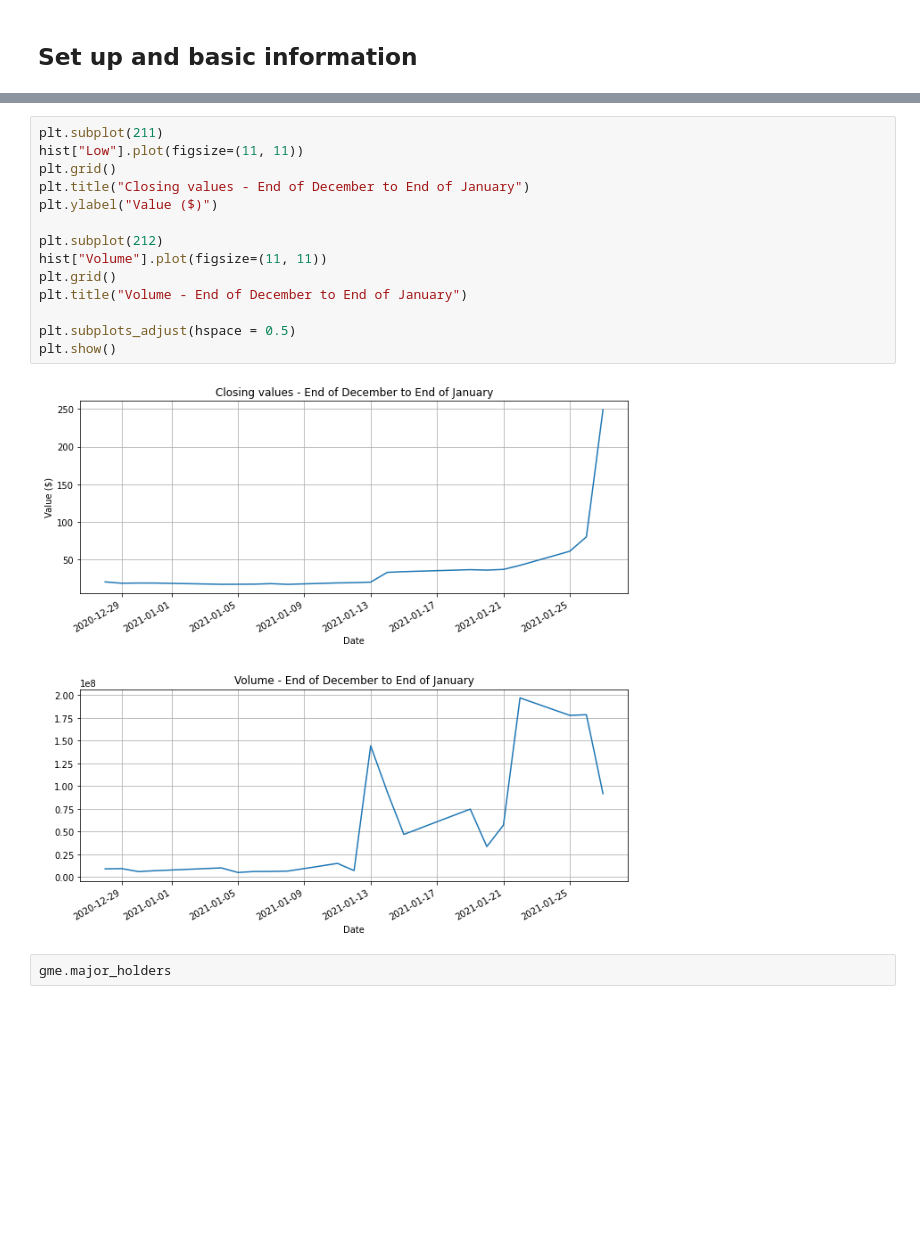
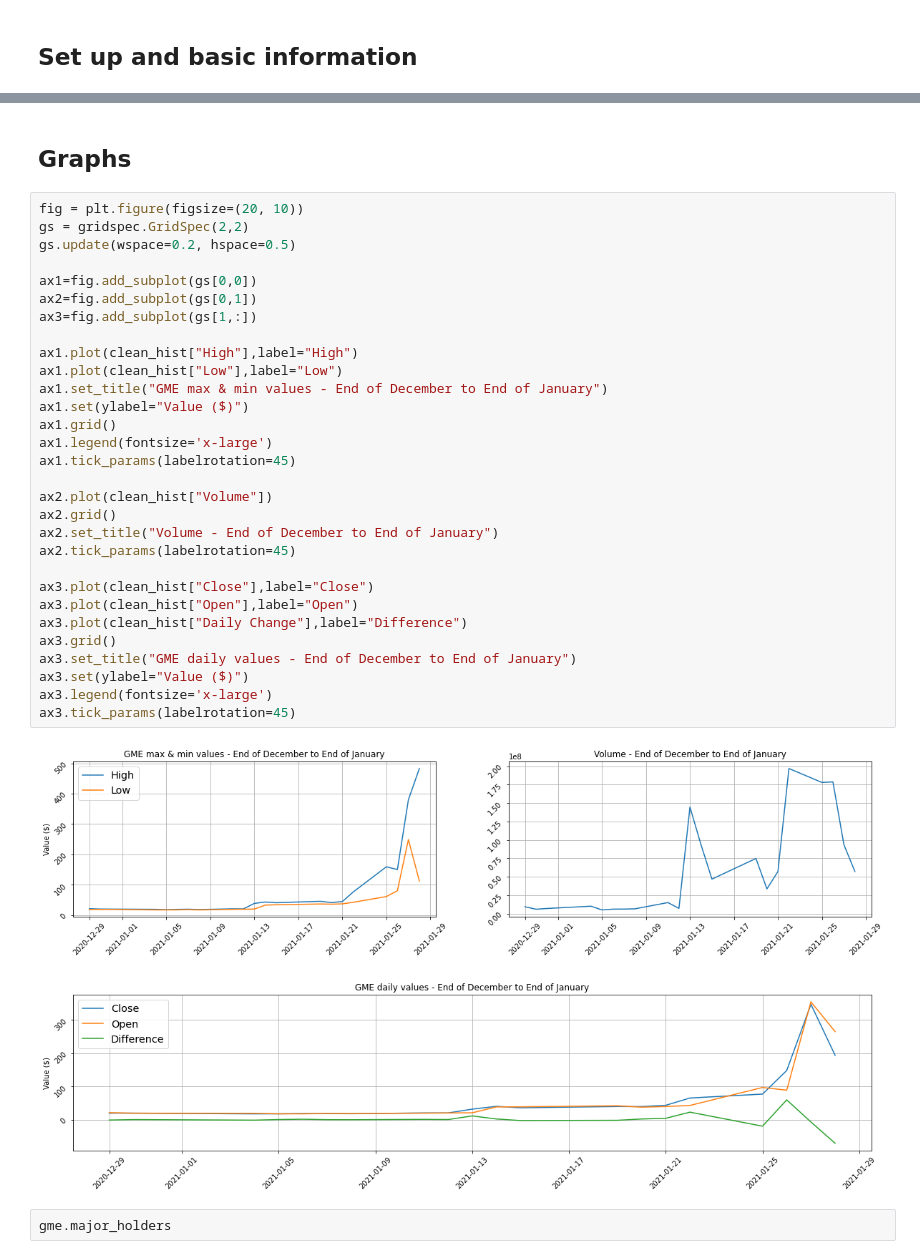
Before and after one commit to The-Short-Squeeze/GameStop-Data, a Jupyter notebook: gme-yfinance.ipynb, the cells around one changed output, grey strips where cells are left out. Cells and saved outputs as stored; diff of their text form; blank space fills up the shorter version.

```diff
--- a/gme-yfinance.ipynb
+++ b/gme-yfinance.ipynb
@@ -120,19 +102,37 @@ stats
-# %%
-plt.subplot(211)
-hist["Low"].plot(figsize=(11, 11))
-plt.grid()
-plt.title("Closing values - End of December to End of January")
-plt.ylabel("Value ($)")
-
-plt.subplot(212)
-hist["Volume"].plot(figsize=(11, 11))
-plt.grid()
-plt.title("Volume - End of December to End of January")
-
-plt.subplots_adjust(hspace = 0.5)
-plt.show()
-# %% [output]
-[figure, removed]
+# %% [markdown]
+## Graphs
+# %%
+fig = plt.figure(figsize=(20, 10))
+gs = gridspec.GridSpec(2,2)
+gs.update(wspace=0.2, hspace=0.5)
+
+ax1=fig.add_subplot(gs[0,0])
+ax2=fig.add_subplot(gs[0,1])
+ax3=fig.add_subplot(gs[1,:])
+
+ax1.plot(clean_hist["High"],label="High")
+ax1.plot(clean_hist["Low"],label="Low")
+ax1.set_title("GME max & min values - End of December to End of January")
+ax1.set(ylabel="Value ($)")
+ax1.grid()
+ax1.legend(fontsize='x-large')
+ax1.tick_params(labelrotation=45)
+
+ax2.plot(clean_hist["Volume"])
+ax2.grid()
+ax2.set_title("Volume - End of December to End of January")
+ax2.tick_params(labelrotation=45)
+
+ax3.plot(clean_hist["Close"],label="Close")
+ax3.plot(clean_hist["Open"],label="Open")
+ax3.plot(clean_hist["Daily Change"],label="Difference")
+ax3.grid()
+ax3.set_title("GME daily values - End of December to End of January")
+ax3.set(ylabel="Value ($)")
+ax3.legend(fontsize='x-large')
+ax3.tick_params(labelrotation=45)
+# %% [output]
+[figure, added]
 # %%
 gme.major_holders
 # %% [output]
```
Also changed, not shown: parts of 20 cells of this notebook.
